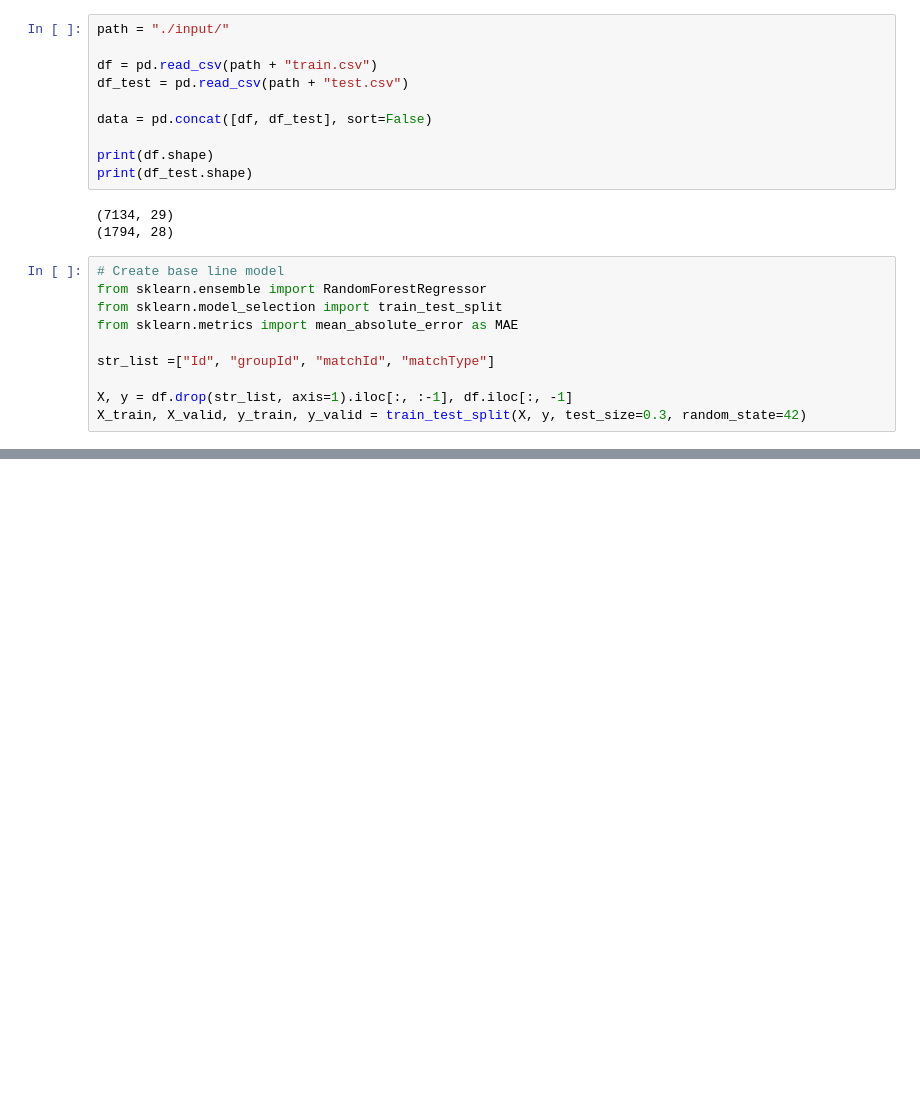
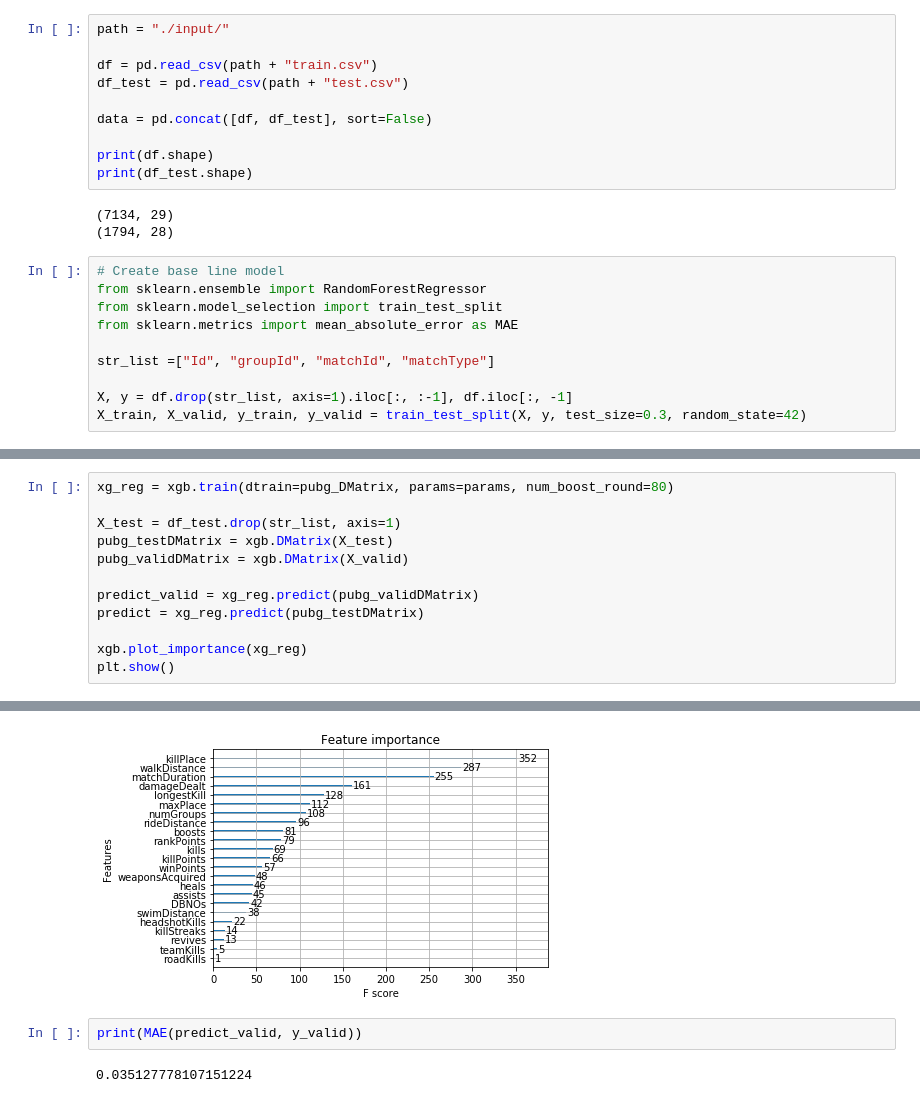
Before and after one commit to makkimaki/GCIwinter2019_assignments, a Jupyter notebook: competition3/Kernel_xgbRegressor.ipynb, the cells around one changed output, grey strips where cells are left out. Saved outputs shown, nothing was run; the diff lists cells and outputs as text; blank space fills up the shorter version.

Commit message:
Cross-validated model using xgboost and its prediction.
Not tuned hyperparameter yet.

```diff
--- a/competition3/Kernel_xgbRegressor.ipynb
+++ b/competition3/Kernel_xgbRegressor.ipynb
@@ -86,0 +127,13 @@ ExecutableNotFound: failed to execute ['dot', '-Tpng'], make sure the Graphviz e
+# %%
+xg_reg = xgb.train(dtrain=pubg_DMatrix, params=params, num_boost_round=80)
+
+X_test = df_test.drop(str_list, axis=1)
+pubg_testDMatrix = xgb.DMatrix(X_test)
+pubg_validDMatrix = xgb.DMatrix(X_valid)
+
+predict_valid = xg_reg.predict(pubg_validDMatrix)
+predict = xg_reg.predict(pubg_testDMatrix)
+
+xgb.plot_importance(xg_reg)
+plt.show()
+# %% [output]
@@ -86,0 +141,5 @@ ExecutableNotFound: failed to execute ['dot', '-Tpng'], make sure the Graphviz e
+[figure, added]
+# %%
+print(MAE(predict_valid, y_valid))
+# %% [output]
+0.035127778107151224
```
Also changed, not shown: parts of 12 cells of this notebook.
